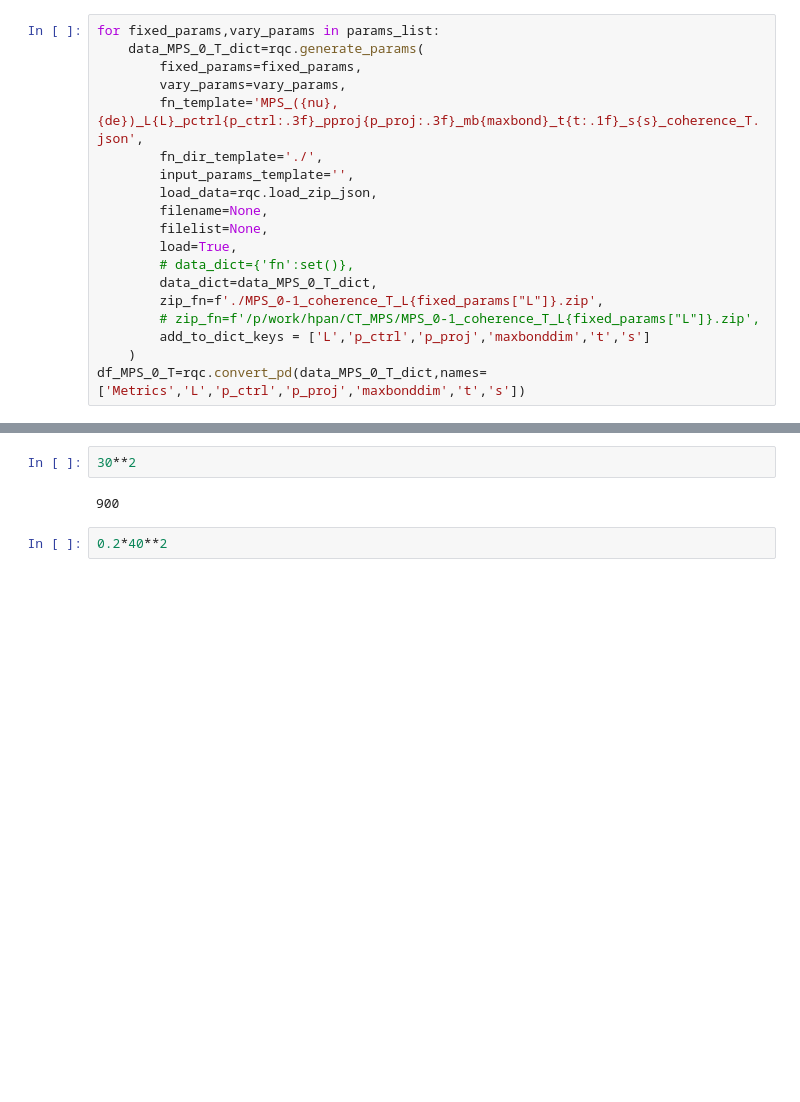
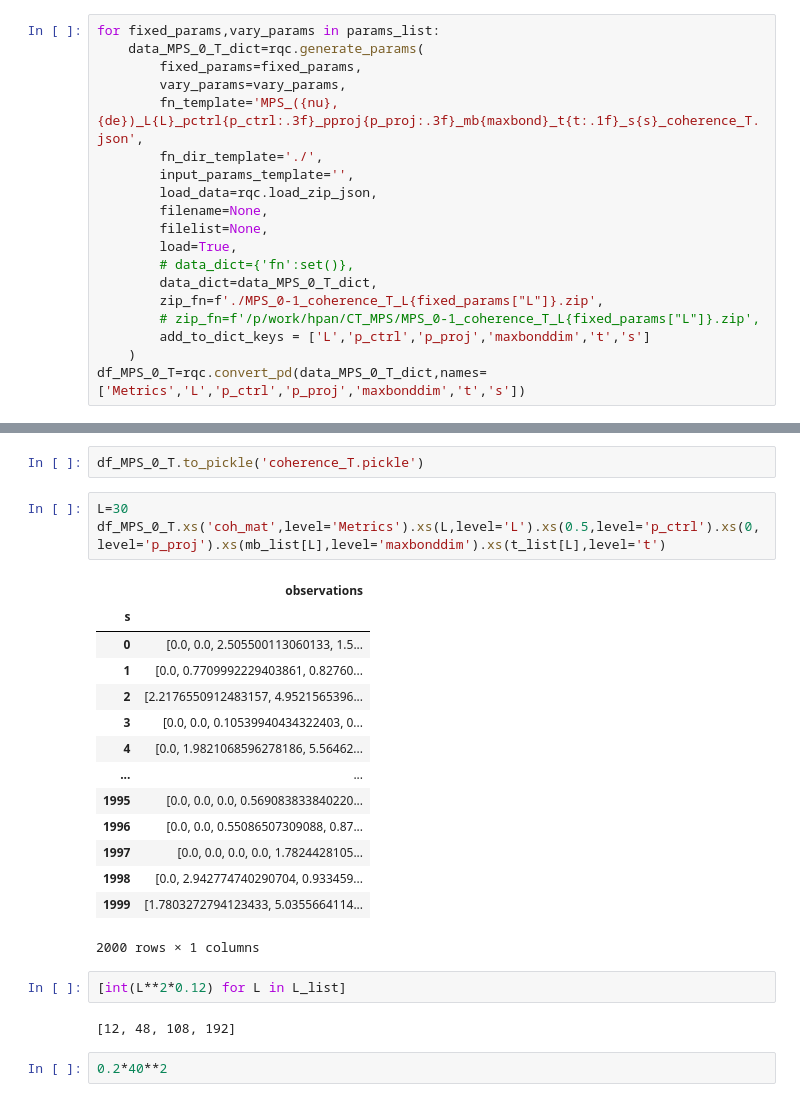
Before and after one commit to hainingpan/CT_MPS, a Jupyter notebook: FM_coherence_T_.ipynb, the cells around one changed output, grey strips where cells are left out. Drawn from its saved outputs; the diff is of its cells as text; blank space fills up the shorter version.

Commit message:
update FM_coherence_T.ipynb

```diff
--- a/FM_coherence_T_.ipynb
+++ b/FM_coherence_T_.ipynb
@@ -141,7 +127,27 @@ ax.set_xlim(0,400)
-# %%
-30**2
-# %% [output]
-900
+# %%
+df_MPS_0_T.to_pickle('coherence_T.pickle')
+# %%
+L=30
+df_MPS_0_T.xs('coh_mat',level='Metrics').xs(L,level='L').xs(0.5,level='p_ctrl').xs(0,level='p_proj').xs(mb_list[L],level='maxbonddim').xs(t_list[L],level='t')
+# %% [output]
+|  | observations |
+| s |  |
+| 0 | [0.0, 0.0, 2.505500113060133, 1.5... |
+| 1 | [0.0, 0.7709992229403861, 0.82760... |
+| 2 | [2.2176550912483157, 4.9521565396... |
+| 3 | [0.0, 0.0, 0.10539940434322403, 0... |
+| 4 | [0.0, 1.9821068596278186, 5.56462... |
+| ... | ... |
+| 1995 | [0.0, 0.0, 0.0, 0.569083833840220... |
+| 1996 | [0.0, 0.0, 0.55086507309088, 0.87... |
+| 1997 | [0.0, 0.0, 0.0, 0.0, 1.7824428105... |
+| 1998 | [0.0, 2.942774740290704, 0.933459... |
+| 1999 | [1.7803272794123433, 5.0355664114... |
+2000 rows × 1 columns
+# %%
+[int(L**2*0.12) for L in L_list]
+# %% [output]
+[12, 48, 108, 192]
 # %%
 0.2*40**2
 # %% [output]
```
Also changed, not shown: parts of 5 cells of this notebook.
